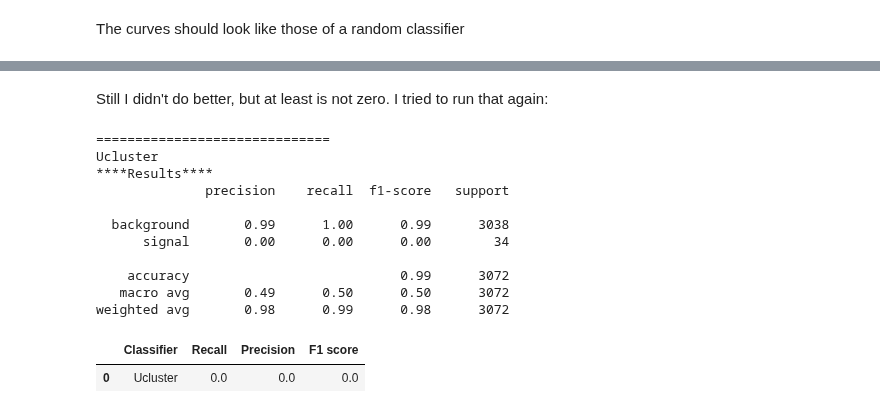
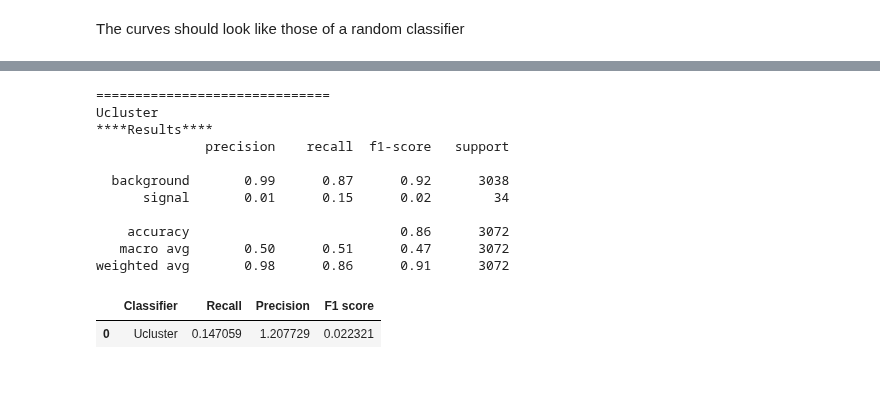
Before and after one commit to marianaiv/benchtools, a Jupyter notebook: notebooks/10.0-UCluster-data.ipynb, the cells around one changed output, grey strips where cells are left out. Cells and saved outputs as stored; diff of their text form; code cells hidden in the pictures; blank space fills up the shorter version.

```diff
--- a/notebooks/10.0-UCluster-data.ipynb
+++ b/notebooks/10.0-UCluster-data.ipynb
@@ -376,21 +374,19 @@ weighted avg       0.98      0.92      0.95      3072
-# %% [markdown]
-Still I didn't do better, but at least is not zero. I tried to run that again:
 # %%
-y_label = pd.DataFrame(np.array(h5py.File('..\data\prueba.h5', 'r')['label']), columns=['label'])
-y_pred = pd.DataFrame(np.array(h5py.File('..\data\prueba.h5', 'r')['pid']), columns=['pred'])
+y_label = pd.DataFrame(np.array(h5py.File('..\data\\rd_dist_full.h5', 'r')['label']), columns=['label'])
+y_pred = pd.DataFrame(np.array(h5py.File('..\data\\rd_dist_full.h5', 'r')['pid']), columns=['pred'])
 
 performance_metrics('Ucluster', label=y_label, pred_label=y_pred)
 # %% [output]
 ==============================
 Ucluster
 ****Results****
               precision    recall  f1-score   support
 
-  background       0.99      1.00      0.99      3038
-      signal       0.00      0.00      0.00        34
+  background       0.99      0.87      0.92      3038
+      signal       0.01      0.15      0.02        34
 
-    accuracy                           0.99      3072
-   macro avg       0.49      0.50      0.50      3072
-weighted avg       0.98      0.99      0.98      3072
+    accuracy                           0.86      3072
+   macro avg       0.50      0.51      0.47      3072
+weighted avg       0.98      0.86      0.91      3072
 |  | Classifier | Recall | Precision | F1 score |
-| 0 | Ucluster | 0.0 | 0.0 | 0.0 |
+| 0 | Ucluster | 0.147059 | 1.207729 | 0.022321 |
```
Also changed, not shown: parts of 25 cells of this notebook.
